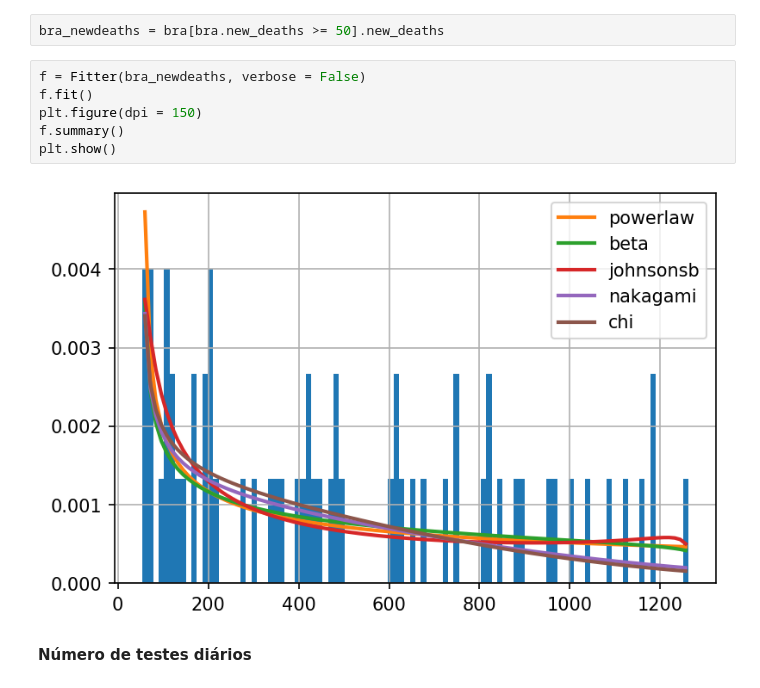
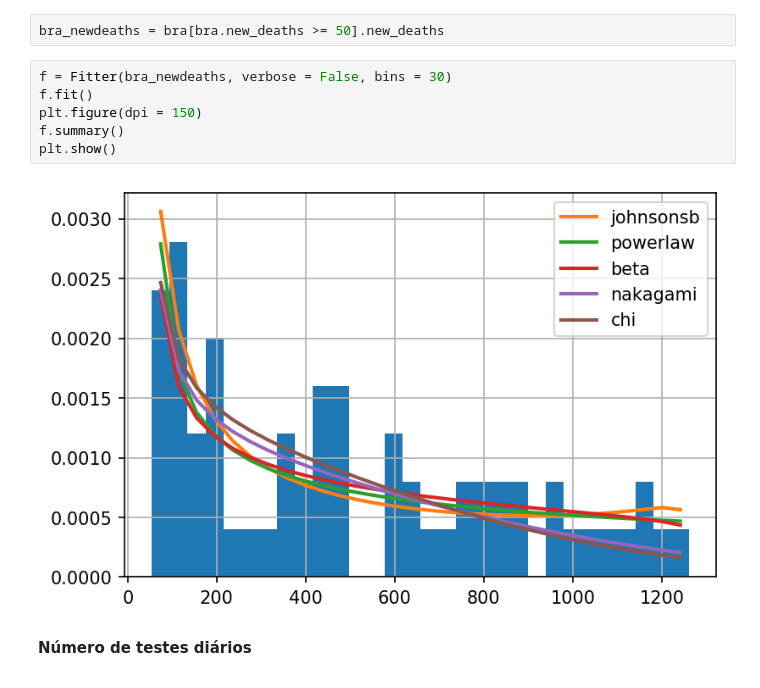
Before and after one commit to cmath-covid/trabalho-grupo-azul-CAP239, a Jupyter notebook: 2_analise_visualizacao_dos_dados/ajustes_pdf.ipynb, the cells around one changed output. Drawn from its saved outputs; the diff is of its cells as text.

Commit message:
Melhoria na visualização das PDFs

```diff
--- a/2_analise_visualizacao_dos_dados/ajustes_pdf.ipynb
+++ b/2_analise_visualizacao_dos_dados/ajustes_pdf.ipynb
@@ -59,13 +59,13 @@ plt.show()
 # %%
 bra_newdeaths = bra[bra.new_deaths >= 50].new_deaths
 # %%
-f = Fitter(bra_newdeaths, verbose = False)
+f = Fitter(bra_newdeaths, verbose = False, bins = 30)
 f.fit()
 plt.figure(dpi = 150)
 f.summary()
 plt.show()
 # %% [output]
-[figure, old version]
+[figure, new version]
 # %% [markdown]
 **Número de testes diários**
 # %%
```
Also changed, not shown: parts of 1 cell of this notebook.
